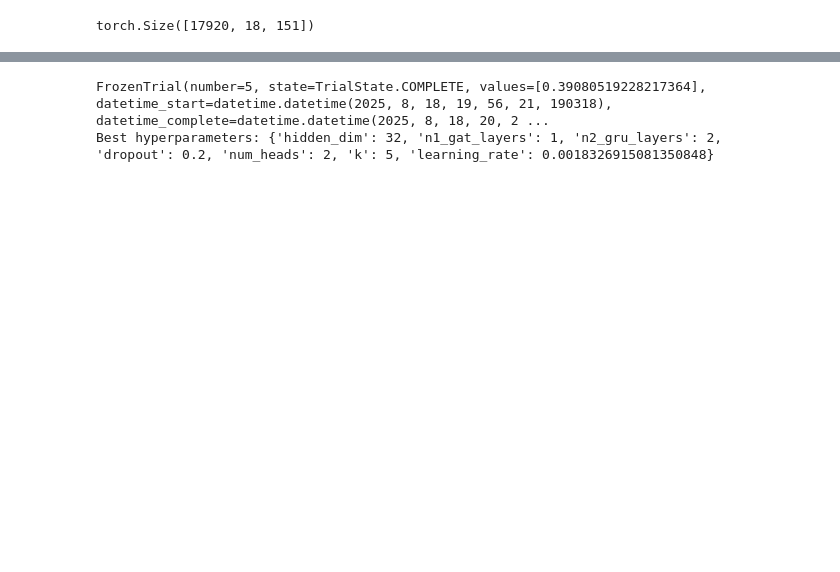
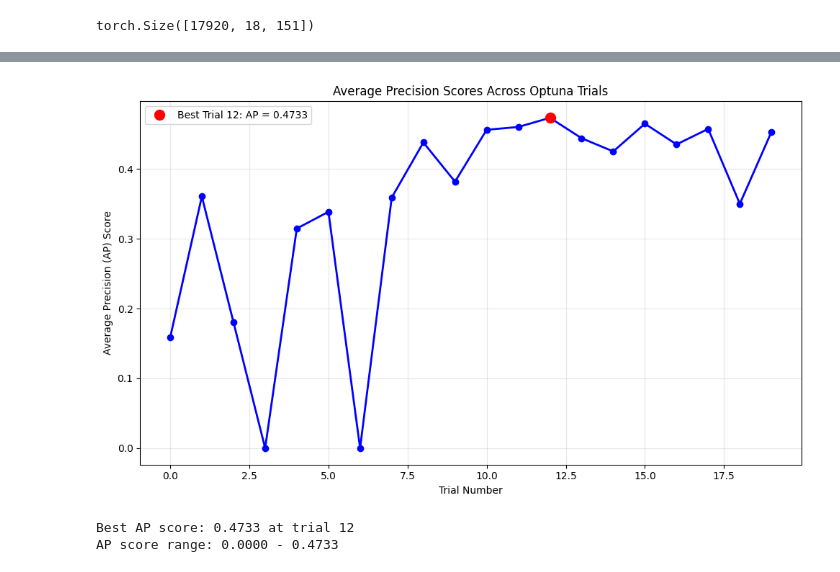
Before and after one commit to RonSheininTau/MLHC, a Jupyter notebook: Final Project.ipynb, the cells around one changed output, grey strips where cells are left out. Saved outputs shown, nothing was run; the diff lists cells and outputs as text; code cells hidden in the pictures; blank space fills up the shorter version.

Commit message:
for merge

```diff
--- a/Final Project.ipynb
+++ b/Final Project.ipynb
@@ -280,7 +279,7 @@ merged = pd.concat([merged, lab_diff_df, vital_diff_df], axis=1)
 # %%
 merged['charttime'] = pd.to_datetime(merged['charttime'], errors='coerce')
 
-time_to_death = (merged['dod'] - merged['dischtime']).dt.total_seconds() / (60 * 60)
+time_to_death = (merged['dod'] - merged['charttime']).dt.total_seconds() / (60 * 60)
 merged['target'] = (pd.notnull(time_to_death) & (time_to_death <= pred_window + pred_gap)).astype(int)
 merged = merged[time_to_death.isna() | (time_to_death >= pred_gap)]
 # %%
@@ -1051,7 +922,31 @@ Pos weight: 11.4991
 Starting epoch 1/10
-# %%
-print(study.best_trial)
-print("Best hyperparameters:", study.best_trial.params)
-# %% [output]
-FrozenTrial(number=5, state=TrialState.COMPLETE, values=[0.39080519228217364], datetime_start=datetime.datetime(2025, 8, 18, 19, 56, 21, 190318), datetime_complete=datetime.datetime(2025, 8, 18, 20, 2 ...
-Best hyperparameters: {'hidden_dim': 32, 'n1_gat_layers': 1, 'n2_gru_layers': 2, 'dropout': 0.2, 'num_heads': 2, 'k': 5, 'learning_rate': 0.0018326915081350848}
+# %%
+import matplotlib.pyplot as plt
+
+# Extract trial values and objective values (AP scores)
+trial_numbers = [trial.number for trial in study.trials]
+ap_scores = [trial.value for trial in study.trials]
+
+# Create the plot
+plt.figure(figsize=(10, 6))
+plt.plot(trial_numbers, ap_scores, 'b-o', linewidth=2, markersize=6)
+plt.xlabel('Trial Number')
+plt.ylabel('Average Precision (AP) Score')
+plt.title('Average Precision Scores Across Optuna Trials')
+plt.grid(True, alpha=0.3)
+
+# Highlight the best trial
+best_trial_idx = trial_numbers[ap_scores.index(max(ap_scores))]
+best_ap = max(ap_scores)
+plt.plot(best_trial_idx, best_ap, 'ro', markersize=10, label=f'Best Trial {best_trial_idx}: AP = {best_ap:.4f}')
+
+plt.legend()
+plt.tight_layout()
+plt.show()
+
+print(f"Best AP score: {best_ap:.4f} at trial {best_trial_idx}")
+print(f"AP score range: {min(ap_scores):.4f} - {max(ap_scores):.4f}")
+# %% [output]
+[figure, added]
+Best AP score: 0.4733 at trial 12
+AP score range: 0.0000 - 0.4733
```
Also changed, not shown: parts of 22 cells of this notebook.
